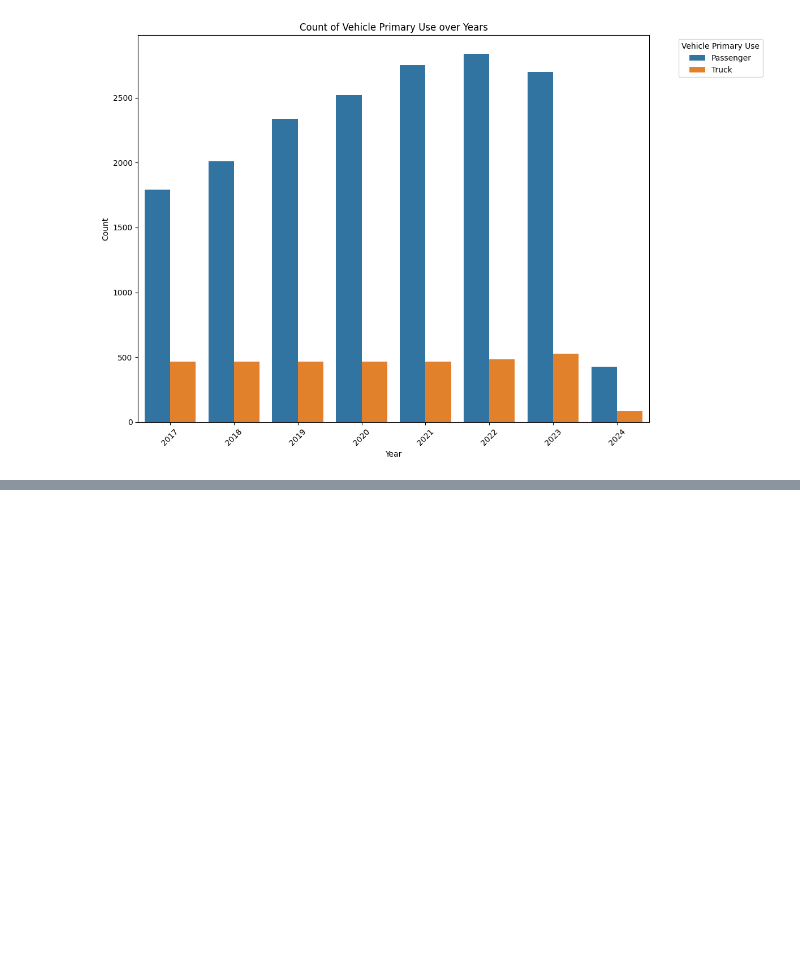
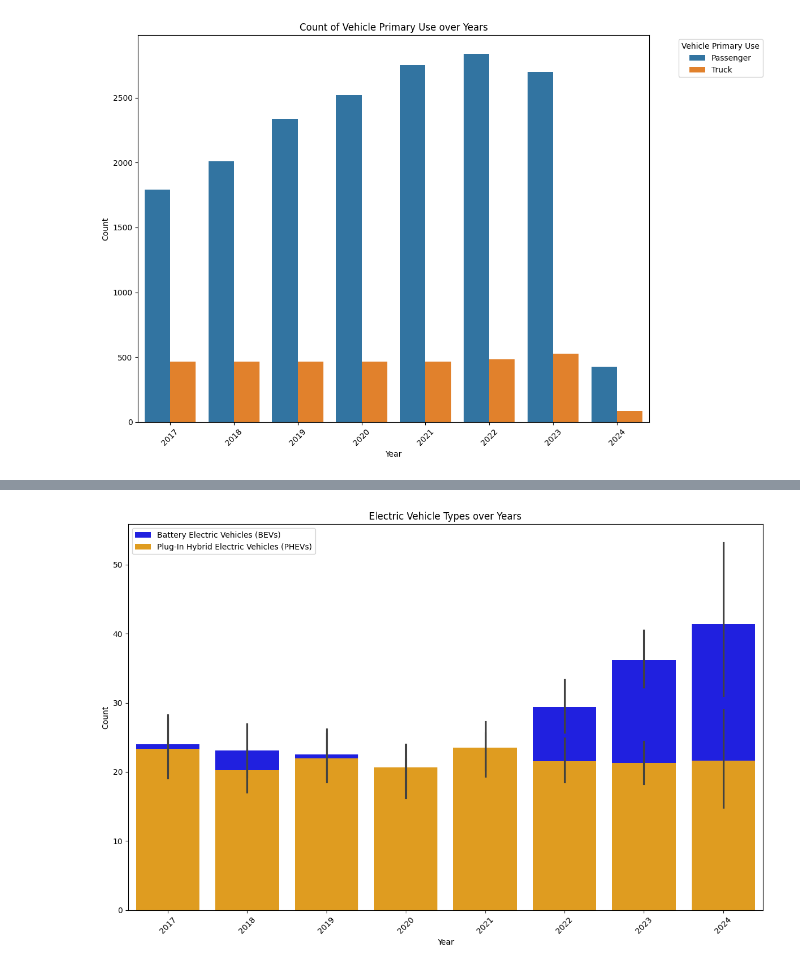
Before and after one commit to khelifaYacine/Electric_Vehicule_Population-by-Country, a Jupyter notebook: EDA.ipynb, the cells around one changed output, grey strips where cells are left out. Drawn from its saved outputs; the diff is of its cells as text; code cells hidden in the pictures; blank space fills up the shorter version.

```diff
--- a/EDA.ipynb
+++ b/EDA.ipynb
@@ -119,0 +132,14 @@ plt.show()
+# %%
+# Tracer le graphique à barres
+plt.figure(figsize=(12, 8))
+sns.barplot(x="Year", y="Battery Electric Vehicles (BEVs)", data=df, color='blue', label='Battery Electric Vehicles (BEVs)')
+sns.barplot(x="Year", y="Plug-In Hybrid Electric Vehicles (PHEVs)", data=df, color='orange', label='Plug-In Hybrid Electric Vehicles (PHEVs)')
+plt.title('Electric Vehicle Types over Years')
+plt.xlabel('Year')
+plt.ylabel('Count')
+plt.xticks(rotation=45)
+plt.legend()
+plt.tight_layout()
+plt.show()
+# %% [output]
+[figure, added]
```
Also changed, not shown: parts of 3 cells of this notebook.
